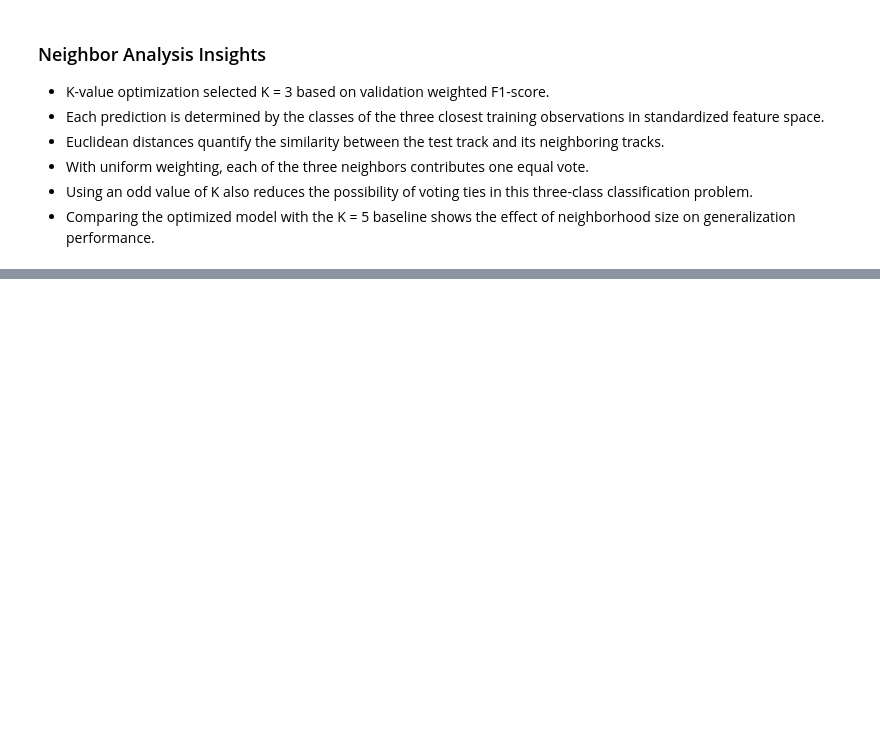
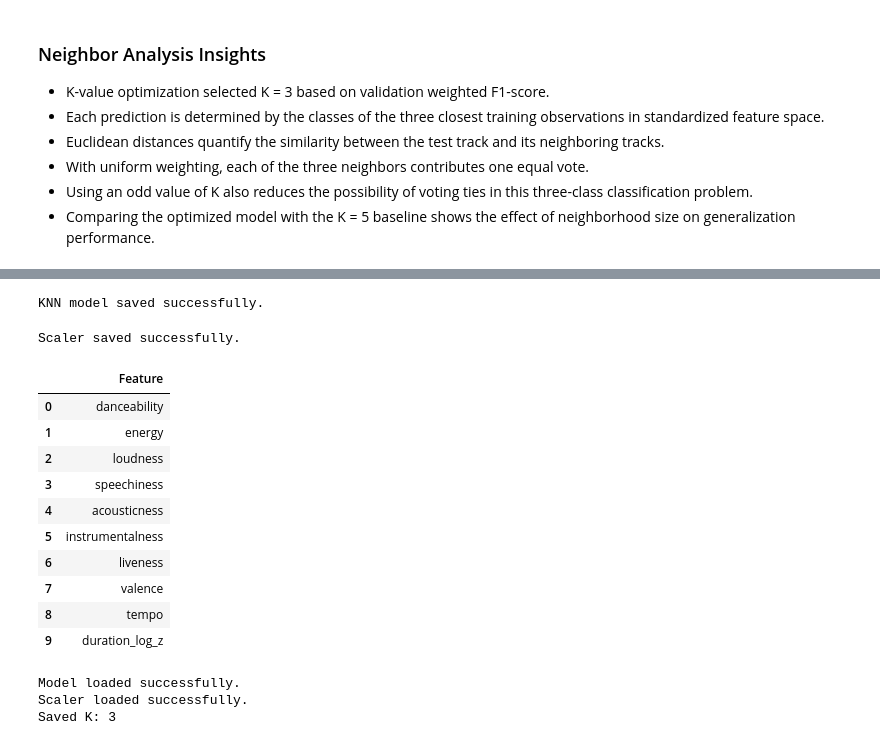
Before and after one commit to Pralishatripathy000/ml-knn, a Jupyter notebook: notebook.ipynb, the cells around one changed output, grey strips where cells are left out. Drawn from its saved outputs; the diff is of its cells as text; code cells hidden in the pictures; blank space fills up the shorter version.

Commit message:
Add optimized KNN model serialization

```diff
--- a/notebook.ipynb
+++ b/notebook.ipynb
@@ -1745,0 +1752,65 @@ optimized_report_df
+# %%
+# Save the optimized KNN classifier
+
+joblib.dump(
+    optimized_knn,
+    "models/knn_spotify_popularity.pkl"
+)
+
+print("KNN model saved successfully.")
+# %% [output]
+KNN model saved successfully.
+# %%
+# Save the fitted StandardScaler used by the KNN model
+
+joblib.dump(
+    scaler,
+    "models/standard_scaler.pkl"
+)
+
+print("Scaler saved successfully.")
+# %% [output]
+Scaler saved successfully.
+# %%
+# Save the expected input feature order for future predictions
+
+feature_order = pd.DataFrame({
+    "Feature": knn_features
+})
+
+feature_order.to_csv(
+    "outputs/tables/model_feature_order.csv",
+    index=False
+)
+
+feature_order
+# %% [output]
+|  | Feature |
+| 0 | danceability |
+| 1 | energy |
+| 2 | loudness |
+| 3 | speechiness |
+| 4 | acousticness |
+| 5 | instrumentalness |
+| 6 | liveness |
+| 7 | valence |
+| 8 | tempo |
+| 9 | duration_log_z |
+# %%
+# Reload the serialized model and scaler to verify the saved files
+
+loaded_knn = joblib.load(
+    "models/knn_spotify_popularity.pkl"
+)
+
+loaded_scaler = joblib.load(
+    "models/standard_scaler.pkl"
+)
+
+print("Model loaded successfully.")
+print("Scaler loaded successfully.")
+print("Saved K:", loaded_knn.n_neighbors)
+# %% [output]
+Model loaded successfully.
+Scaler loaded successfully.
+Saved K: 3
```
Also changed, not shown: parts of 3 cells of this notebook, 3 other files.
